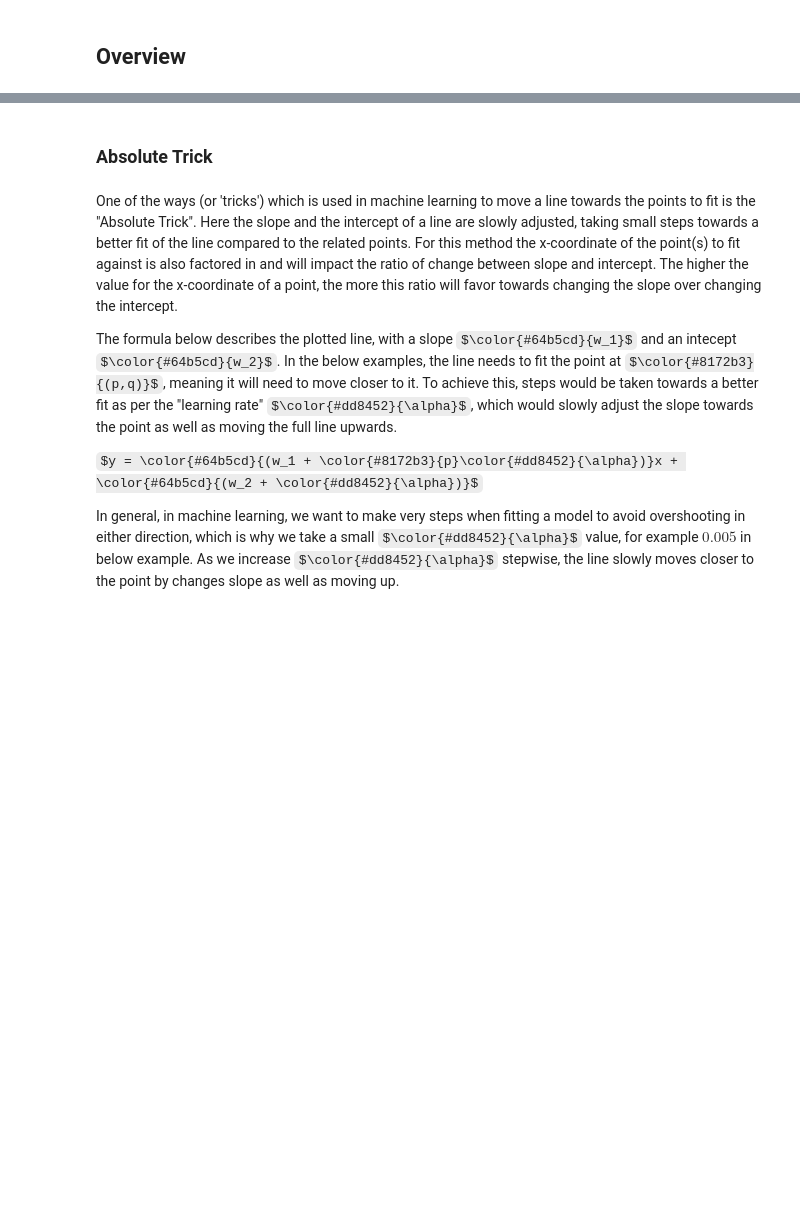
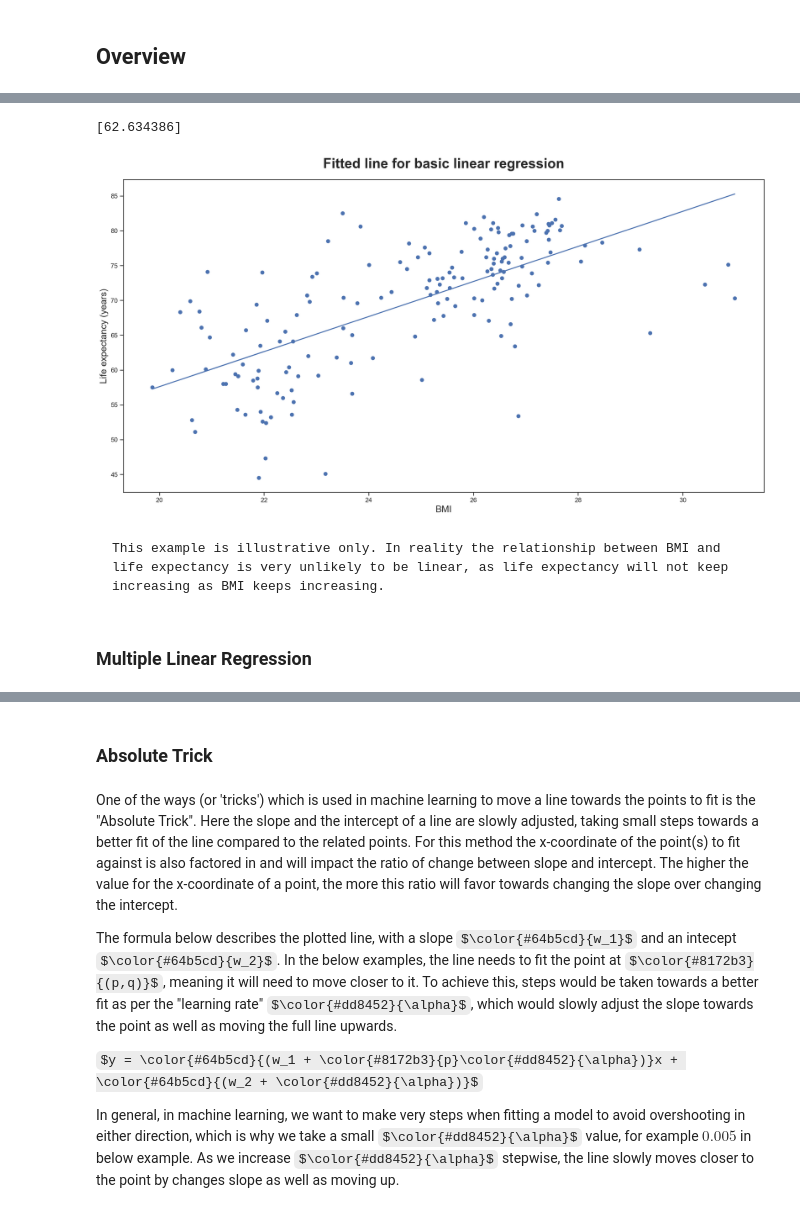
Before and after one commit to pruned-io/wiki, a Jupyter notebook: machine-learning/supervised-learning/linear-regression.ipynb, the cells around one changed output, grey strips where cells are left out. Saved outputs shown, nothing was run; the diff lists cells and outputs as text; code cells hidden in the pictures; some formulas as TeX source; blank space fills up the shorter version.

Commit message:
Updated linear regression documentation with MAE, MSE, Gradient Descent, etc

````diff
--- a/machine-learning/supervised-learning/linear-regression.ipynb
+++ b/machine-learning/supervised-learning/linear-regression.ipynb
@@ -56,0 +125,10 @@ color_aqua: #64b5cd
+# %%
+# Imports and data import
+import numpy as np
+import pandas as pd
+import matplotlib.pyplot as plt
+from sklearn.linear_model import LinearRegression
+
+# Load data
+training_data = pd.read_csv('data/bmi_and_life_expectancy.csv')
+training_data.head()
@@ -56,0 +142,35 @@ color_aqua: #64b5cd
+# %%
+# Assign independent and dependent variables
+X = training_data['BMI'].values.reshape(-1,1)  # reshape to -1 rows (e.g. any), 1 column
+y = training_data['Life expectancy'].values
+
+# Create and fit the model
+model = LinearRegression()
+model.fit(X, y);
+
+# Predict life expectancy for a specific BMI value, using the fitted model
+print(model.predict([[22]]))  # [[]] to enter parameter as array of arrays (matrix)
+# %% [output]
+[62.634386]
+# %%
+# Create plot and title
+plt.figure(figsize=(20,10))
+plt.title('Fitted line for basic linear regression', fontsize=24, fontweight='bold', pad=20)
+
+# Set x and y labels
+plt.xlabel('BMI', fontsize=16)
+plt.ylabel('Life expectancy (years)', fontsize=16)
+
+# Render scatter plot for data points
+plt.scatter(X,y)
+
+# Render line plot for fitted regression line
+plt.plot(X, model.predict(X));
+# %% [output]
+[figure, added]
+# %% [markdown]
+```{note}
+This example is illustrative only. In reality the relationship between BMI and life expectancy is very unlikely to be linear, as life expectancy will not keep increasing as BMI keeps increasing.
+```
+# %% [markdown]
+### Multiple Linear Regression
````
Also changed, not shown: parts of 51 cells of this notebook, 8 other files.
